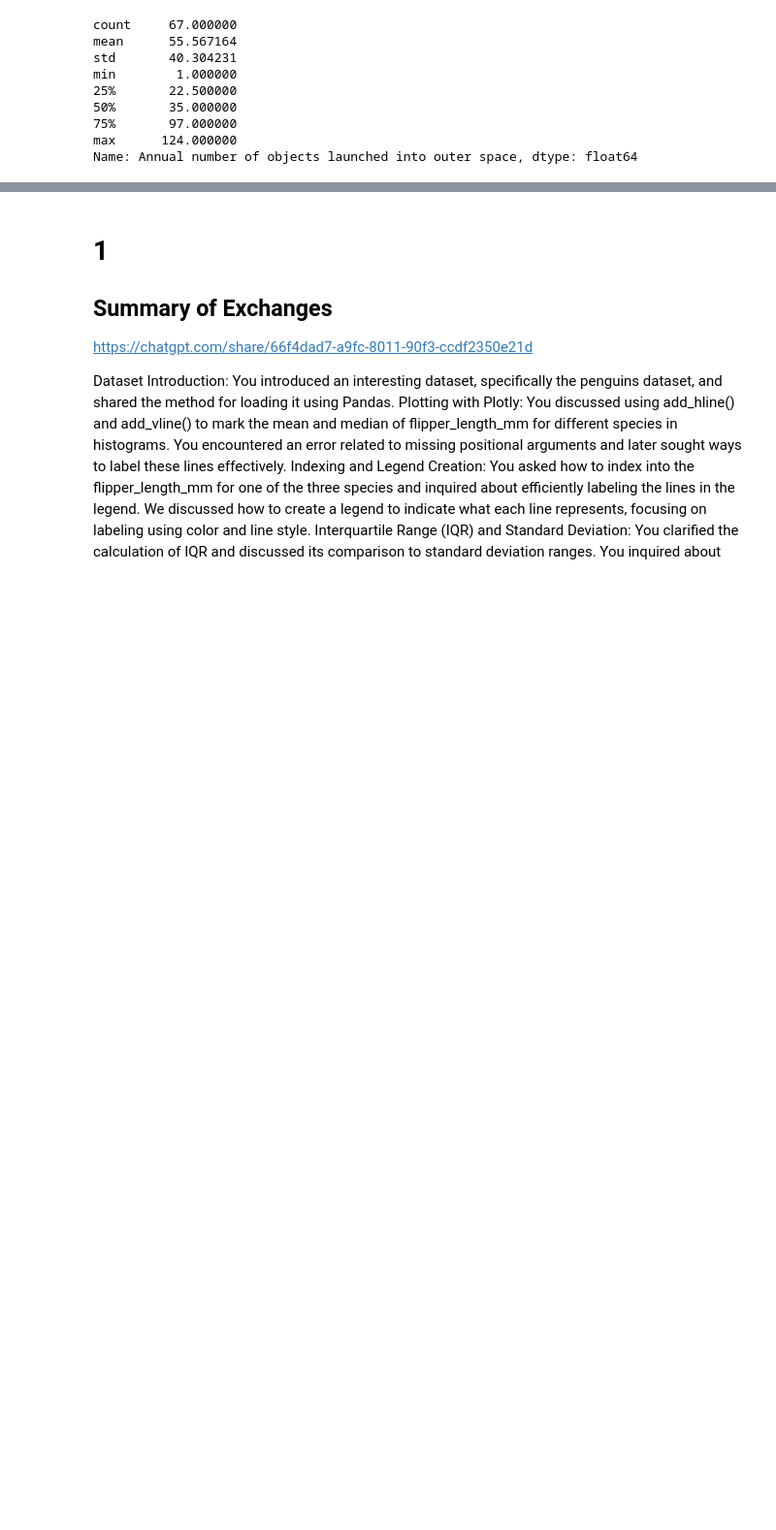
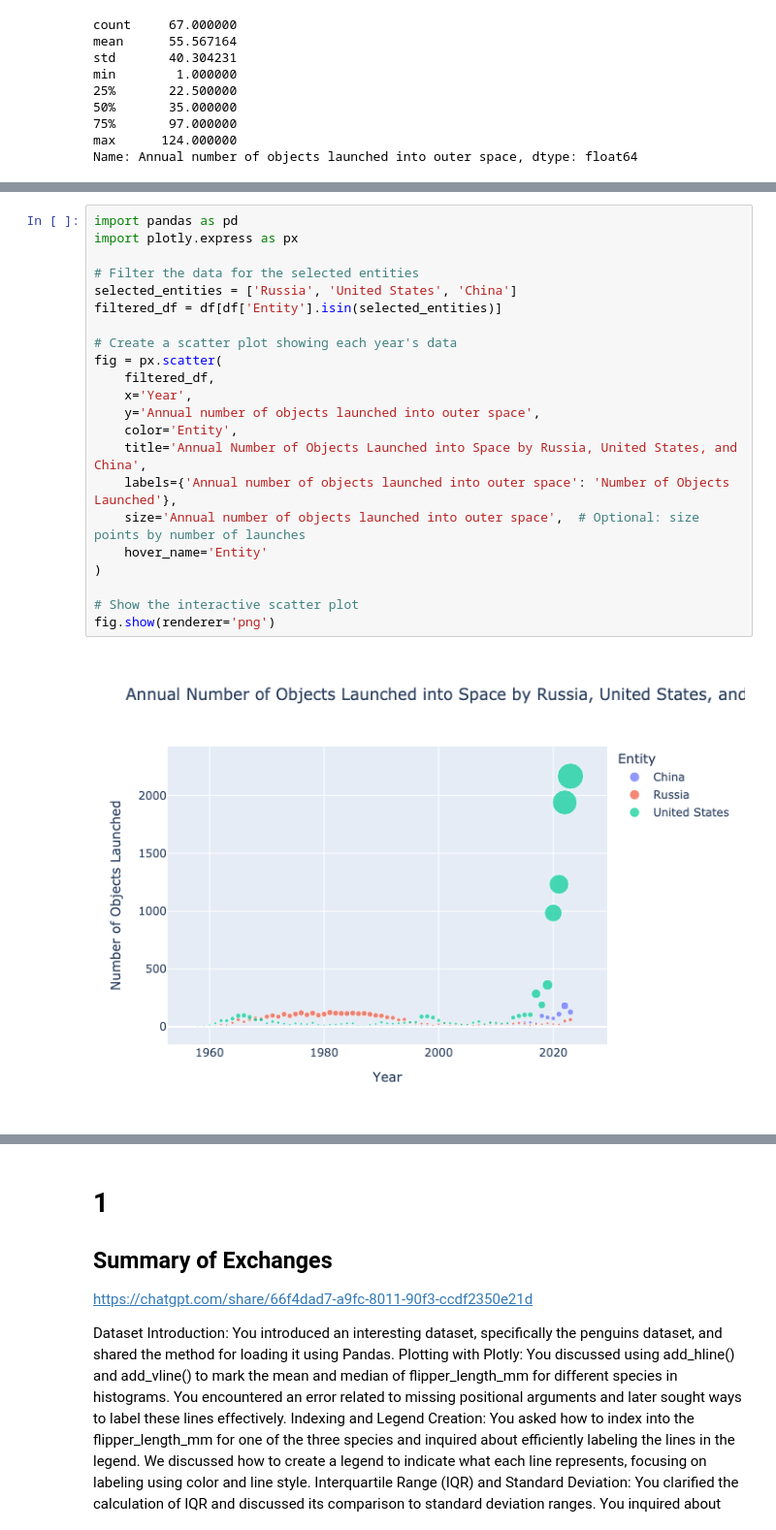
Before and after one commit to LucaPiccone/sta130, a Jupyter notebook: HW/HW_03.ipynb, the cells around one changed output, grey strips where cells are left out. Shown at 97% size. Cells and saved outputs as stored; diff of their text form; blank space fills up the shorter version.

```diff
--- a/HW/HW_03.ipynb
+++ b/HW/HW_03.ipynb
@@ -868,0 +890,24 @@ Name: Annual number of objects launched into outer space, dtype: float64
+# %%
+import pandas as pd
+import plotly.express as px
+
+# Filter the data for the selected entities
+selected_entities = ['Russia', 'United States', 'China']
+filtered_df = df[df['Entity'].isin(selected_entities)]
+
+# Create a scatter plot showing each year's data
+fig = px.scatter(
+    filtered_df,
+    x='Year',
+    y='Annual number of objects launched into outer space',
+    color='Entity',
+    title='Annual Number of Objects Launched into Space by Russia, United States, and China',
+    labels={'Annual number of objects launched into outer space': 'Number of Objects Launched'},
+    size='Annual number of objects launched into outer space',  # Optional: size points by number of launches
+    hover_name='Entity'
+)
+
+# Show the interactive scatter plot
+fig.show(renderer='png')
+# %% [output]
+[figure, added]
```
Also changed, not shown: parts of 4 cells of this notebook, 1 other file.
